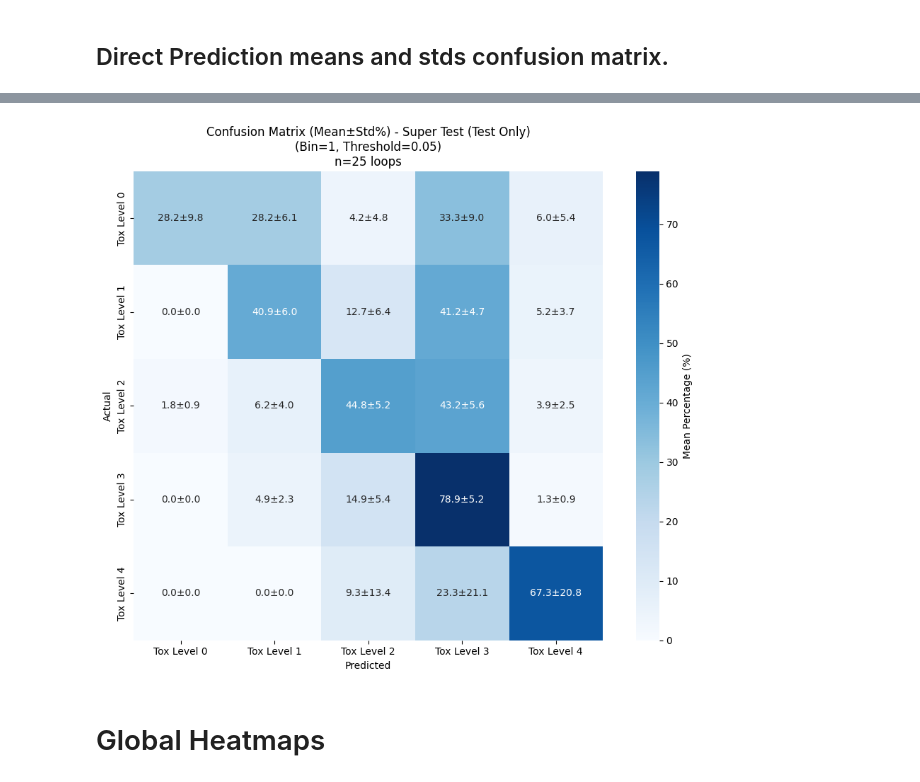
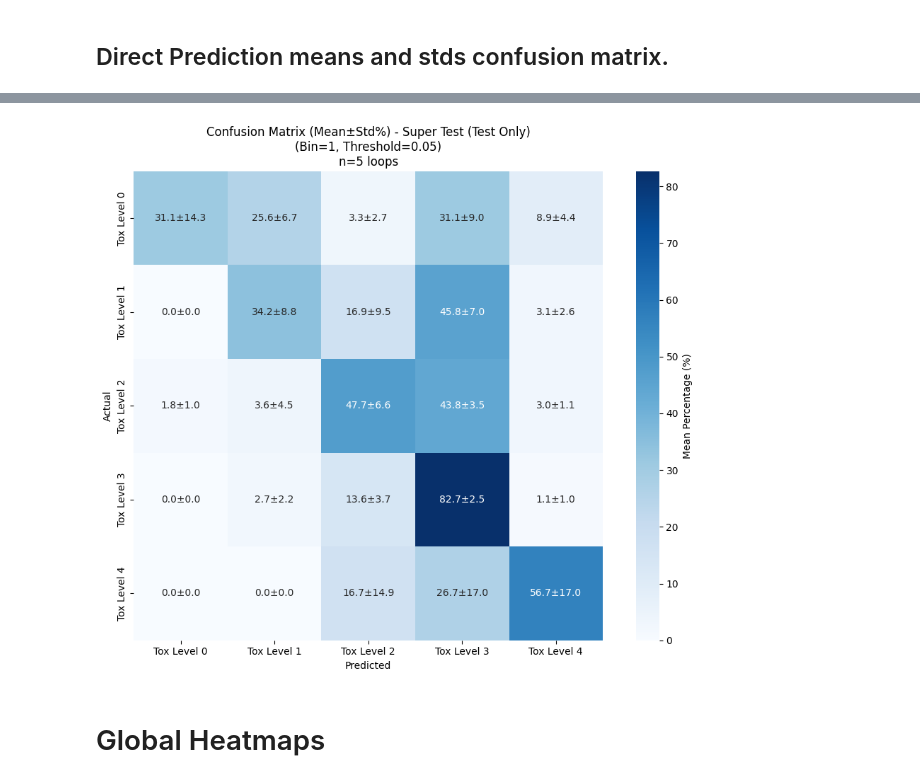
Before and after one commit to DashLLipsey/PREDICT-MIT-LL, a Jupyter notebook: Notebooks/2_step_model_confusion_and_heatmaps.ipynb, the cells around one changed output, grey strips where cells are left out. Cells and saved outputs as stored; diff of their text form; code cells hidden in the pictures.

```diff
--- a/Notebooks/2_step_model_confusion_and_heatmaps.ipynb
+++ b/Notebooks/2_step_model_confusion_and_heatmaps.ipynb
@@ -3125,20 +3125,20 @@ create_confusion_matrix_general_mean_std(
 # %%
 # Synthetic Ablation Super Test Direct Prediction Confusion Matrix
 create_confusion_matrix_general_mean_std(
     folder_path='/home/dlipsey/MITLincolnLabs/MIT_LL_data/regular_classifier_synth_abl_loop_super_test',
     bin_val=1,
     threshold_val=0.05,
     pred_class_col='direct_tox_pred_class',
     response_col='Response',
     train_col='train',
     file_prefix='direct_tox',
     use_super_test=True,
     test_in=True,
     train_in=False,
     save_plots=False,
-    num_loops=None) # None for all
+    num_loops=5) # None for all
 # %% [output]
-[figure, old version]
+[figure, new version]
 # %%
 # super_test_smiles = [
 #     'COC(=O)C=C(C)OP(=O)(OC)OC',
```
Also changed, not shown: parts of 12 cells of this notebook, 5 other files.
